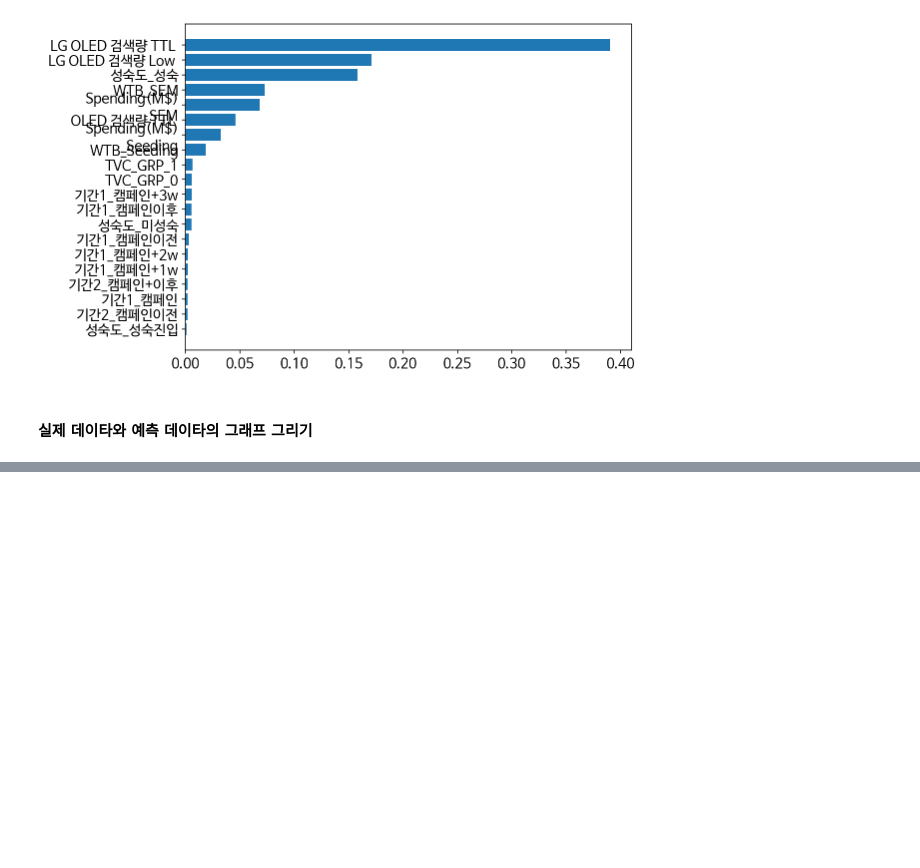
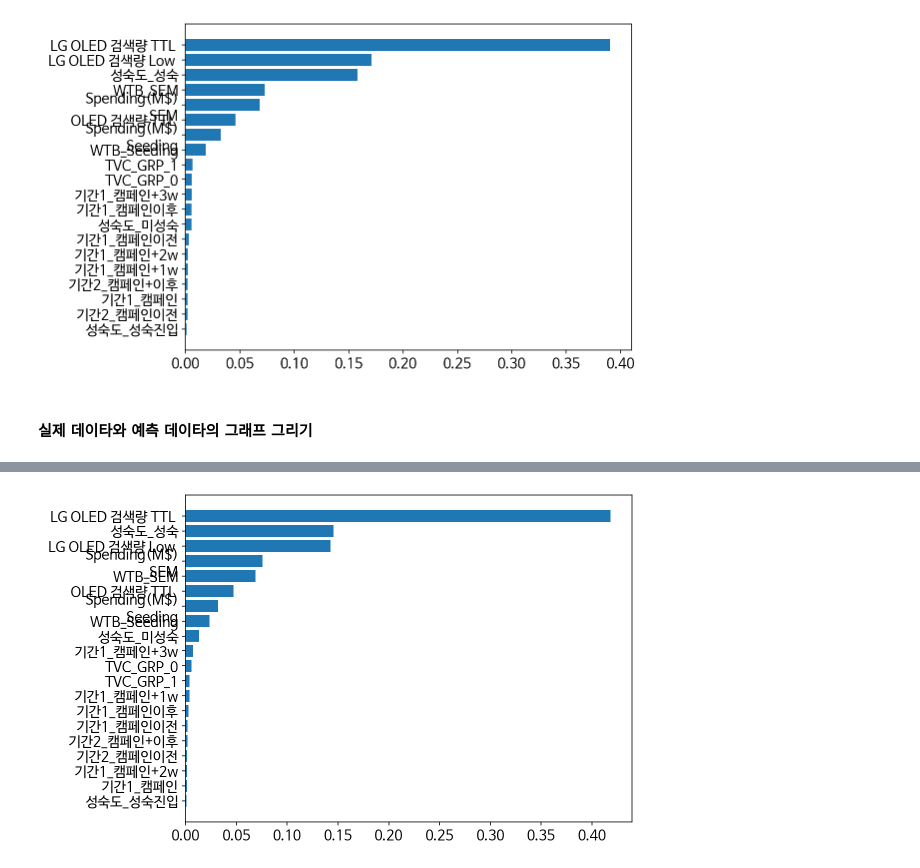
Before and after one commit to dreamer0710/StillWork_Team_5, a Jupyter notebook: team_project.ipynb, the cells around one changed output, grey strips where cells are left out. Saved outputs shown, nothing was run; the diff lists cells and outputs as text; code cells hidden in the pictures; blank space fills up the shorter version.

```diff
--- a/team_project.ipynb
+++ b/team_project.ipynb
@@ -433,0 +430,4 @@ R-Squared:  0.58437
+# %%
+plot_feature_weight(X2.columns, rfr2.feature_importances_)
+# %% [output]
+[figure, added]
```
Also changed, not shown: parts of 16 cells of this notebook.
